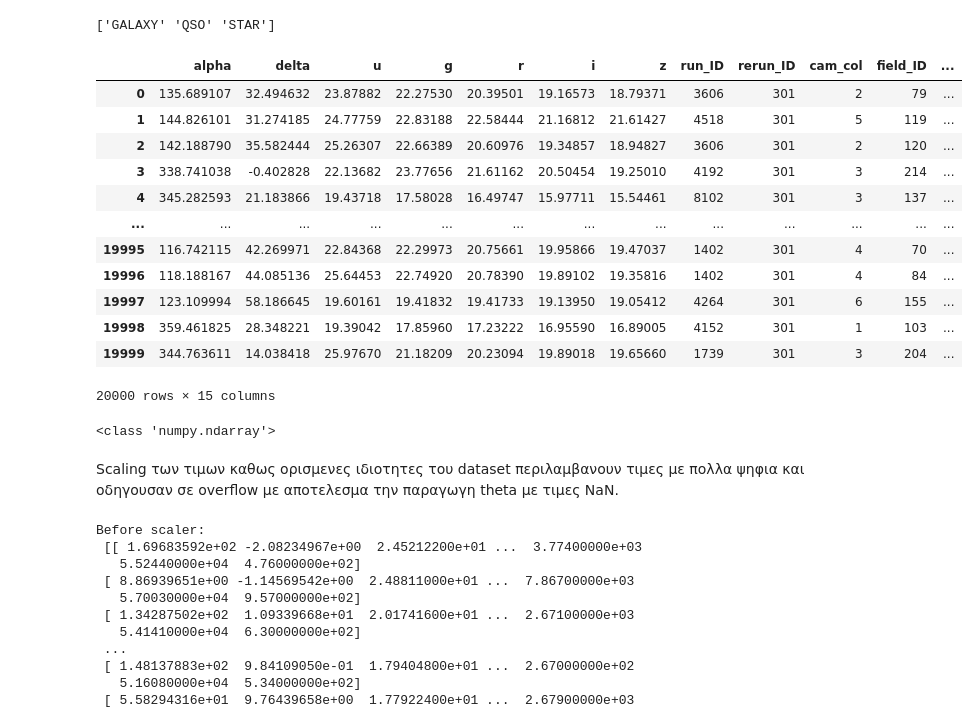
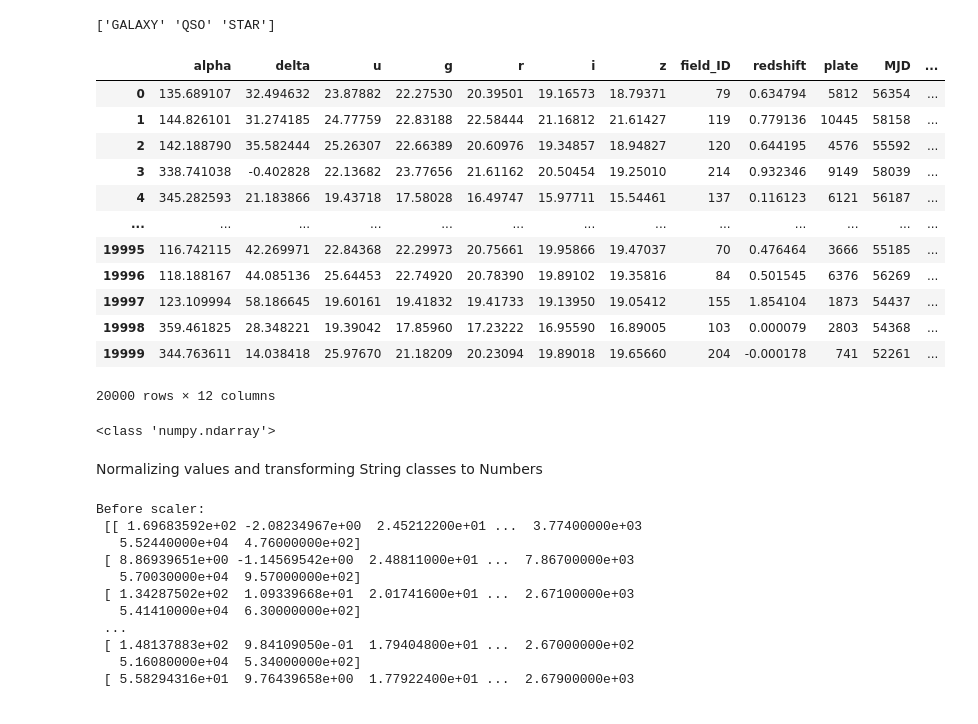
Before and after one commit to Nikosbatz/Stellar_Classification_models, a Jupyter notebook: sq_error.ipynb, the cells around one changed output. Saved outputs shown, nothing was run; the diff lists cells and outputs as text; code cells hidden in the pictures.

```diff
--- a/sq_error.ipynb
+++ b/sq_error.ipynb
@@ -7,32 +8,31 @@ from sklearn.preprocessing import StandardScaler
 # %%
 df = pd.read_csv('star_classification.csv')
 df["class"].unique()
 df = df[0:20000]
 x = df.drop('class', axis=1)
 x = x.drop("obj_ID", axis=1)
 x = x.drop("spec_obj_ID", axis=1)
+x = x.drop("run_ID", axis=1)
+x = x.drop("rerun_ID", axis=1)
+x = x.drop("cam_col", axis=1)
 y = df['class']
 x_train,x_test,y_train,y_test=train_test_split(x,y,test_size=0.3,random_state=42)
-###
-theta = np.zeros( (15,) ) #15 attributes in the dataset
-iterations = 500
-alpha = 0.000002    #the learning rate
-###
+
 classes = {'GALAXY':0, 'QSO':1, 'STAR':2 }
 print(y.unique())
 x
 # %% [output]
 ['GALAXY' 'QSO' 'STAR']
-|  | alpha | delta | u | g | r | i | z | run_ID | rerun_ID | cam_col | field_ID | ... |
-| 0 | 135.689107 | 32.494632 | 23.87882 | 22.27530 | 20.39501 | 19.16573 | 18.79371 | 3606 | 301 | 2 | 79 | ... |
-| 1 | 144.826101 | 31.274185 | 24.77759 | 22.83188 | 22.58444 | 21.16812 | 21.61427 | 4518 | 301 | 5 | 119 | ... |
-| 2 | 142.188790 | 35.582444 | 25.26307 | 22.66389 | 20.60976 | 19.34857 | 18.94827 | 3606 | 301 | 2 | 120 | ... |
-| 3 | 338.741038 | -0.402828 | 22.13682 | 23.77656 | 21.61162 | 20.50454 | 19.25010 | 4192 | 301 | 3 | 214 | ... |
-| 4 | 345.282593 | 21.183866 | 19.43718 | 17.58028 | 16.49747 | 15.97711 | 15.54461 | 8102 | 301 | 3 | 137 | ... |
+|  | alpha | delta | u | g | r | i | z | field_ID | redshift | plate | MJD | ... |
+| 0 | 135.689107 | 32.494632 | 23.87882 | 22.27530 | 20.39501 | 19.16573 | 18.79371 | 79 | 0.634794 | 5812 | 56354 | ... |
+| 1 | 144.826101 | 31.274185 | 24.77759 | 22.83188 | 22.58444 | 21.16812 | 21.61427 | 119 | 0.779136 | 10445 | 58158 | ... |
+| 2 | 142.188790 | 35.582444 | 25.26307 | 22.66389 | 20.60976 | 19.34857 | 18.94827 | 120 | 0.644195 | 4576 | 55592 | ... |
+| 3 | 338.741038 | -0.402828 | 22.13682 | 23.77656 | 21.61162 | 20.50454 | 19.25010 | 214 | 0.932346 | 9149 | 58039 | ... |
+| 4 | 345.282593 | 21.183866 | 19.43718 | 17.58028 | 16.49747 | 15.97711 | 15.54461 | 137 | 0.116123 | 6121 | 56187 | ... |
 | ... | ... | ... | ... | ... | ... | ... | ... | ... | ... | ... | ... | ... |
-| 19995 | 116.742115 | 42.269971 | 22.84368 | 22.29973 | 20.75661 | 19.95866 | 19.47037 | 1402 | 301 | 4 | 70 | ... |
-| 19996 | 118.188167 | 44.085136 | 25.64453 | 22.74920 | 20.78390 | 19.89102 | 19.35816 | 1402 | 301 | 4 | 84 | ... |
-| 19997 | 123.109994 | 58.186645 | 19.60161 | 19.41832 | 19.41733 | 19.13950 | 19.05412 | 4264 | 301 | 6 | 155 | ... |
-| 19998 | 359.461825 | 28.348221 | 19.39042 | 17.85960 | 17.23222 | 16.95590 | 16.89005 | 4152 | 301 | 1 | 103 | ... |
-| 19999 | 344.763611 | 14.038418 | 25.97670 | 21.18209 | 20.23094 | 19.89018 | 19.65660 | 1739 | 301 | 3 | 204 | ... |
+| 19995 | 116.742115 | 42.269971 | 22.84368 | 22.29973 | 20.75661 | 19.95866 | 19.47037 | 70 | 0.476464 | 3666 | 55185 | ... |
+| 19996 | 118.188167 | 44.085136 | 25.64453 | 22.74920 | 20.78390 | 19.89102 | 19.35816 | 84 | 0.501545 | 6376 | 56269 | ... |
+| 19997 | 123.109994 | 58.186645 | 19.60161 | 19.41832 | 19.41733 | 19.13950 | 19.05412 | 155 | 1.854104 | 1873 | 54437 | ... |
+| 19998 | 359.461825 | 28.348221 | 19.39042 | 17.85960 | 17.23222 | 16.95590 | 16.89005 | 103 | 0.000079 | 2803 | 54368 | ... |
+| 19999 | 344.763611 | 14.038418 | 25.97670 | 21.18209 | 20.23094 | 19.89018 | 19.65660 | 204 | -0.000178 | 741 | 52261 | ... |
-20000 rows × 15 columns
+20000 rows × 12 columns
@@ -64,8 +60,8 @@ x_test = x_test.to_numpy()
 print(type(y_train))
 # %% [output]
 <class 'numpy.ndarray'>
-# %% [markdown]
-Scaling των τιμων καθως ορισμενες ιδιοτητες του dataset περιλαμβανουν τιμες με πολλα ψηφια και οδηγουσαν σε overflow με αποτελεσμα την παραγωγη theta με τιμες NaN.
+# %% [markdown]
+Normalizing values and transforming String classes to Numbers
 # %%
 
 y_train_transformed = transformYtoNum(y_train)
```
Also changed, not shown: parts of 12 cells of this notebook, 2 other files.
